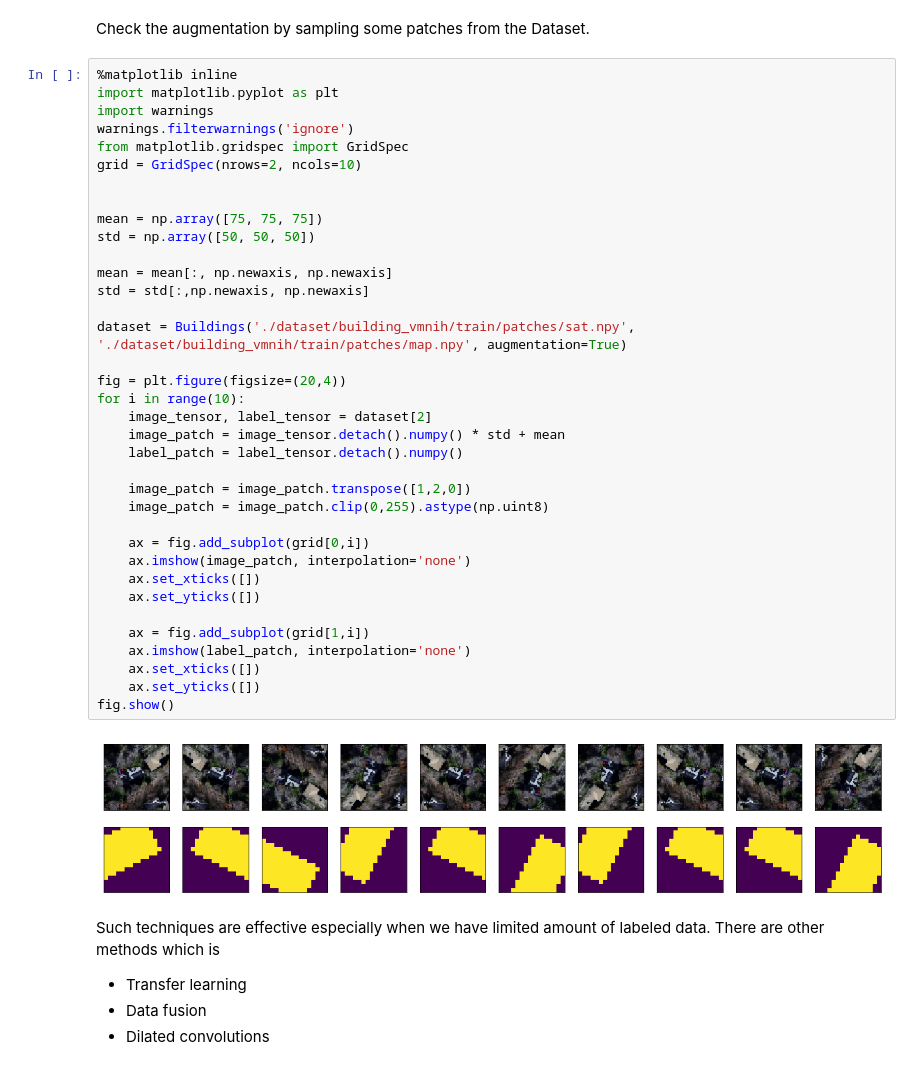
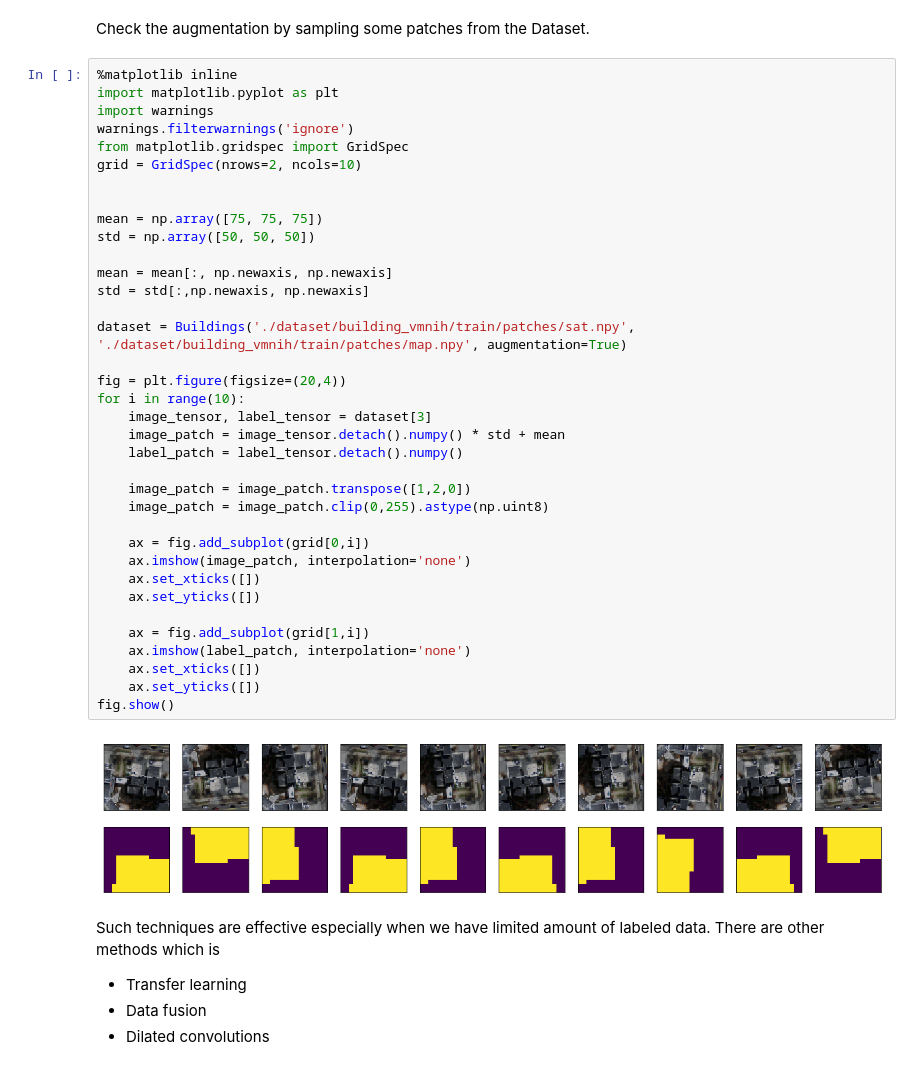
Before and after one commit to VinayarajPoliyapram/GISIDEA_workshop, a Jupyter notebook: Data_augmentation.ipynb, the cells around one changed output. Cells and saved outputs as stored; diff of their text form.

```diff
--- a/Data_augmentation.ipynb
+++ b/Data_augmentation.ipynb
@@ -595,35 +595,35 @@ from matplotlib.gridspec import GridSpec
 grid = GridSpec(nrows=2, ncols=10)
 
 
 mean = np.array([75, 75, 75])
 std = np.array([50, 50, 50])
 
 mean = mean[:, np.newaxis, np.newaxis]
 std = std[:,np.newaxis, np.newaxis]
 
 dataset = Buildings('./dataset/building_vmnih/train/patches/sat.npy', './dataset/building_vmnih/train/patches/map.npy', augmentation=True)
 
 fig = plt.figure(figsize=(20,4))
 for i in range(10):
-    image_tensor, label_tensor = dataset[2]
+    image_tensor, label_tensor = dataset[3]
     image_patch = image_tensor.detach().numpy() * std + mean
     label_patch = label_tensor.detach().numpy()
 
     image_patch = image_patch.transpose([1,2,0])
     image_patch = image_patch.clip(0,255).astype(np.uint8)
 
     ax = fig.add_subplot(grid[0,i])
     ax.imshow(image_patch, interpolation='none')
     ax.set_xticks([])
     ax.set_yticks([])
 
     ax = fig.add_subplot(grid[1,i])
     ax.imshow(label_patch, interpolation='none')
     ax.set_xticks([])
     ax.set_yticks([])
 fig.show()
 # %% [output]
-[figure, old version]
+[figure, new version]
 # %% [markdown]
 Such techniques are effective especially when we have limited amount of labeled data.
 There are other methods which is
```
